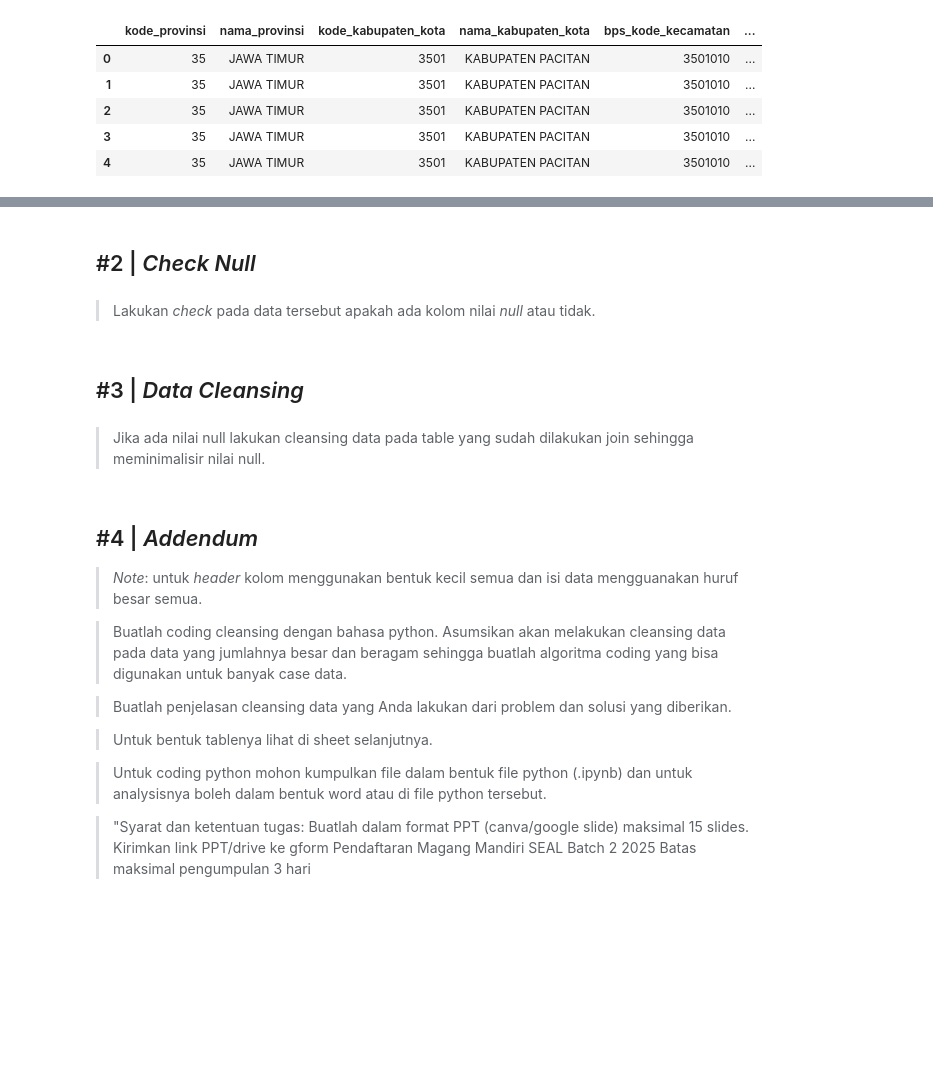
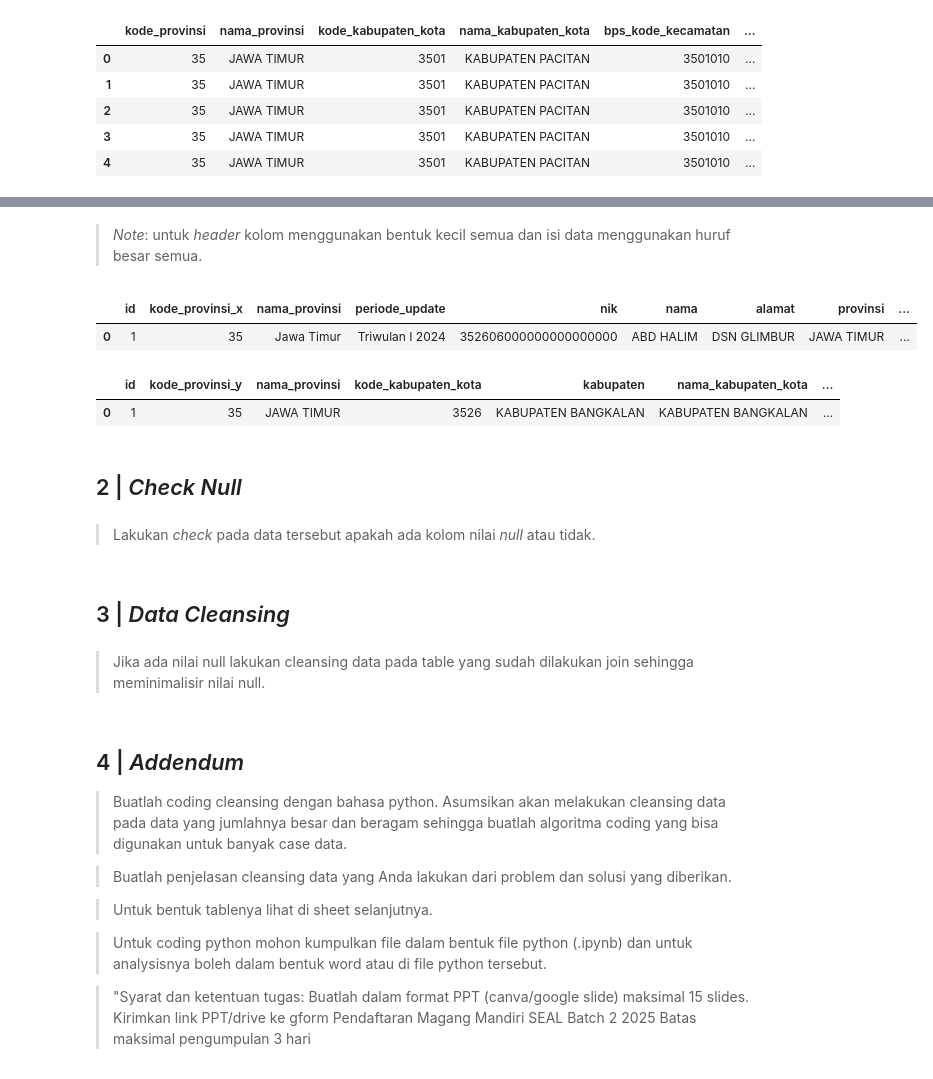
Before and after one commit to garudapaksi-yusuf/SEAL_Data_Scientist_Technical_Test, a Jupyter notebook: notebook/notebook.ipynb, the cells around one changed output, grey strips where cells are left out. Cells and saved outputs as stored; diff of their text form; code cells hidden in the pictures; blank space fills up the shorter version.

Commit message:
merge() experiment

```diff
--- a/notebook/notebook.ipynb
+++ b/notebook/notebook.ipynb
@@ -191,15 +199,57 @@ pd.DataFrame(
+# %% [markdown]
+> *Note*: untuk *header* kolom menggunakan bentuk kecil semua dan isi data menggunakan huruf besar semua.
+# %%
+tabel = pd.merge(
+    left=data_dinas_sosial,
+    right=data_master_desa,
+    how='left',
+    left_on=['kabupaten'],
+    right_on=['nama_kabupaten_kota']
+)
+
+# tabel = tabel.drop(
+#     columns=[
+#         'kode_provinsi_x',
+#         'nama_provinsi_x'
+#     ]
+# ).rename(
+#     columns={
+#         'nama_provinsi_y': 'nama_provinsi',
+#         'bps_desa_kelurahan': 'bps_nama_desa_kelurahan',
+#         'kemendagri_desa_kelurahan': 'kemendagri_nama_desa_kelurahan',
+#         'kategori': 'kategori.1'
+#     }
+# ).reindex(
+#     labels=contoh_tabel.columns,
+#     axis=1
+# ).sort_values(
+#     by='nama',
+#     ascending=True
+# )
+# %%
+tabel.head(
+    n=1
+)
+# %% [output]
+|  | id | kode_provinsi_x | nama_provinsi | periode_update | nik | nama | alamat | provinsi | ... |
+| 0 | 1 | 35 | Jawa Timur | Triwulan I 2024 | 352606000000000000000 | ABD HALIM | DSN GLIMBUR | JAWA TIMUR | ... |
+# %%
+contoh_tabel.head(
+    n=1
+)
+# %% [output]
+|  | id | kode_provinsi_y | nama_provinsi | kode_kabupaten_kota | kabupaten | nama_kabupaten_kota | ... |
+| 0 | 1 | 35 | JAWA TIMUR | 3526 | KABUPATEN BANGKALAN | KABUPATEN BANGKALAN | ... |
 # %% [markdown]
-## #2 | *Check Null*
+## 2 | *Check Null*
 # %% [markdown]
 > Lakukan *check* pada data tersebut apakah ada kolom nilai *null* atau tidak.
 # %% [markdown]
-## #3 | *Data Cleansing*
+## 3 | *Data Cleansing*
 # %% [markdown]
 > Jika ada nilai null lakukan cleansing data pada table yang sudah dilakukan join sehingga meminimalisir nilai null.
 # %% [markdown]
-## #4 | *Addendum*
-
-> *Note*: untuk *header* kolom menggunakan bentuk kecil semua dan isi data mengguanakan huruf besar semua.
+## 4 | *Addendum*
 
 > Buatlah coding cleansing dengan bahasa python. Asumsikan akan melakukan cleansing data pada data yang jumlahnya besar dan beragam sehingga buatlah algoritma coding yang bisa digunakan untuk banyak case data.
 
```
Also changed, not shown: parts of 17 cells of this notebook.
